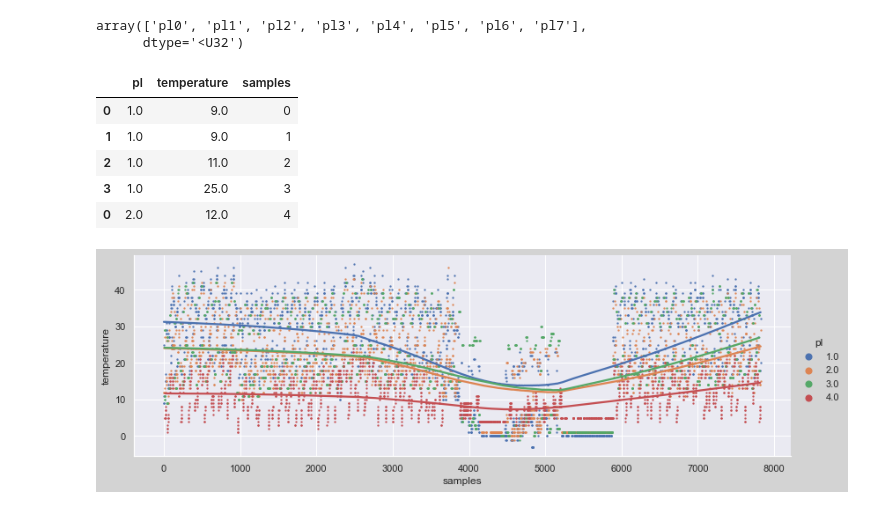
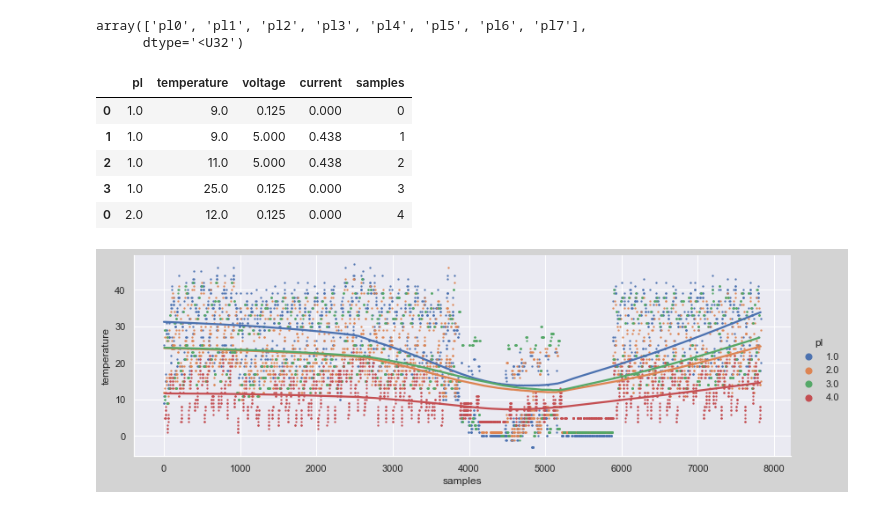
Before and after one commit to crashnester/satellite_tm_visualizer, a Jupyter notebook: notebook.ipynb, the cells around one changed output. Drawn from its saved outputs; the diff is of its cells as text; code cells hidden in the pictures.

Commit message:
create telemetry dataframe, add boxplots

```diff
--- a/notebook.ipynb
+++ b/notebook.ipynb
@@ -108,31 +107,58 @@ array(['pl0', 'pl1', 'pl2', 'pl3', 'pl4', 'pl5', 'pl6', 'pl7'],
       dtype='<U32')
 # %%
 #pl1_tm_frames = tm_frames[(tm_frames[pl_columns] == 1.0).any(axis=1)][temperature_columns]
+# %%
+'''
+df_temperature = pd.DataFrame({})
+
+for index, row in tm_frames[temperature_columns].iterrows():
+    tmp = pd.DataFrame({})
+    pl_nums = []
+    temperatures = []
+    for i in range(8):
+        pl_nums.append(eval(f'row.pl{i}'))
+        temperatures.append(eval(f'row.temperature{i}'))
+
+    tmp_df = pd.DataFrame({'pl': pl_nums, 'temperature': temperatures})
+    df_temperature = df_temperature.append(tmp_df)
+
+df_temperature = df_temperature.dropna()
+df_temperature['samples'] = range(len(df_temperature))
+'''
 # %%
-df_temperature = pd.DataFrame({})
+df_telemetry = pd.DataFrame({})
 
-for index, row in tm_frames[temperature_columns].iterrows():
+for index, row in tm_frames.iterrows():
     tmp = pd.DataFrame({})
     pl_nums = []
     temperatures = []
+    voltages = []
+    currents = []
     for i in range(8):
         pl_nums.append(eval(f'row.pl{i}'))
         temperatures.append(eval(f'row.temperature{i}'))
+        voltages.append(eval(f'row.voltage{i}'))
+        currents.append(eval(f'row.current{i}'))
 
-    tmp_df = pd.DataFrame({'pl': pl_nums, 'temperature': temperatures})
-    df_temperature = df_temperature.append(tmp_df)
+    tmp_df = pd.DataFrame({
+        'pl': pl_nums,
+        'temperature': temperatures,
+        'voltage': voltages,
+        'current': currents
+    })
+    df_telemetry = df_telemetry.append(tmp_df)
 
-df_temperature = df_temperature.dropna()
-df_temperature['samples'] = range(len(df_temperature))
+df_telemetry = df_telemetry.dropna()
+df_telemetry['samples'] = range(len(df_telemetry))
 # %%
-df_temperature.head()
+df_telemetry.head()
 # %% [output]
-|  | pl | temperature | samples |
-| 0 | 1.0 | 9.0 | 0 |
-| 1 | 1.0 | 9.0 | 1 |
-| 2 | 1.0 | 11.0 | 2 |
-| 3 | 1.0 | 25.0 | 3 |
-| 0 | 2.0 | 12.0 | 4 |
+|  | pl | temperature | voltage | current | samples |
+| 0 | 1.0 | 9.0 | 0.125 | 0.000 | 0 |
+| 1 | 1.0 | 9.0 | 5.000 | 0.438 | 1 |
+| 2 | 1.0 | 11.0 | 5.000 | 0.438 | 2 |
+| 3 | 1.0 | 25.0 | 0.125 | 0.000 | 3 |
+| 0 | 2.0 | 12.0 | 0.125 | 0.000 | 4 |
 # %%
 #sns.set(rc = {'figure.figsize':(15,5)})
 sns.set_style('darkgrid')
```
Also changed, not shown: parts of 3 cells of this notebook.
